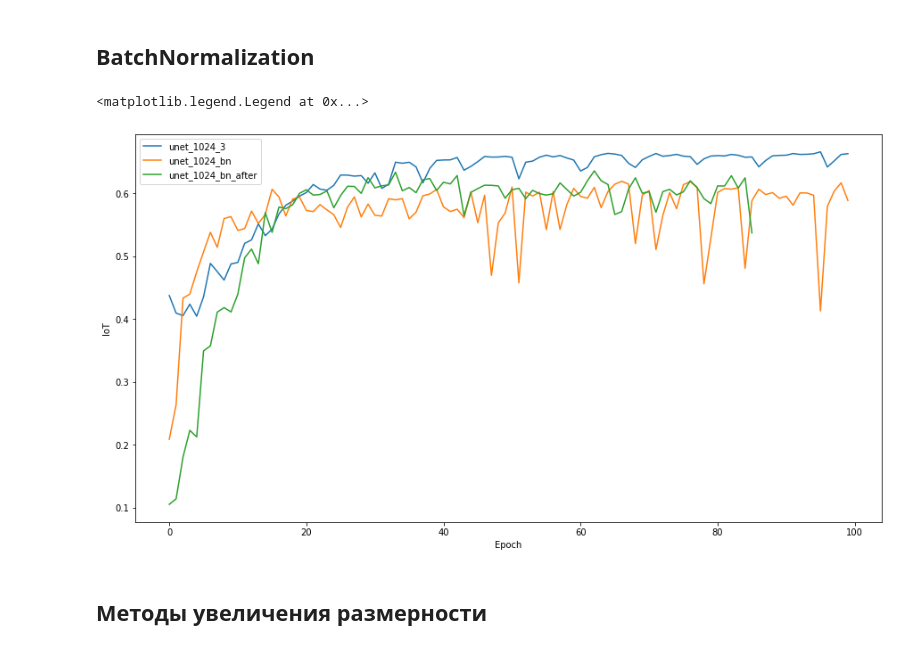
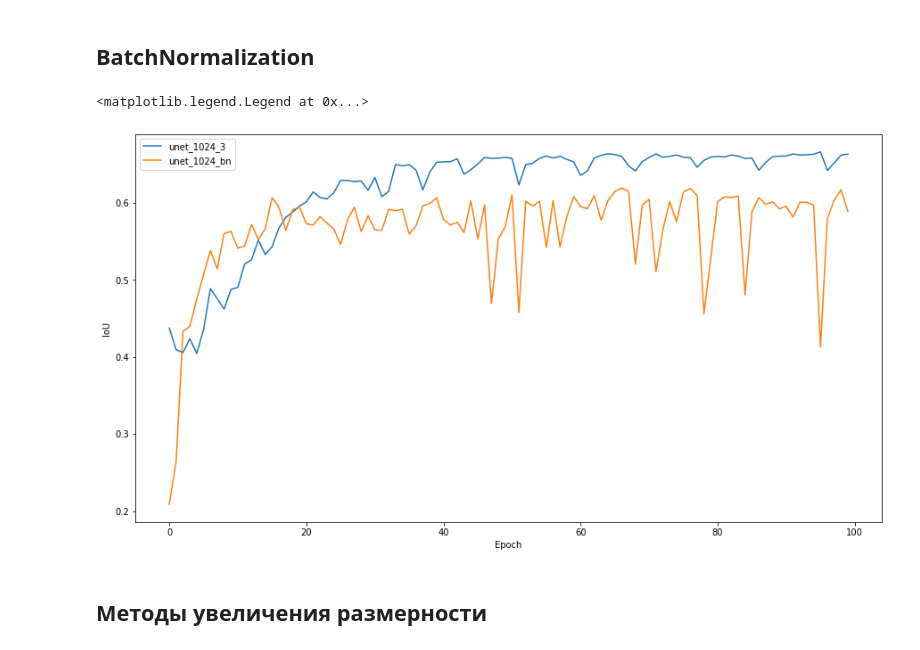
Before and after one commit to RobertVoropaev/InteriorRecognitionSystem, a Jupyter notebook: 5.Metrics.ipynb, the cells around one changed output. Cells and saved outputs as stored; diff of their text form; code cells hidden in the pictures.

```diff
--- a/5.Metrics.ipynb
+++ b/5.Metrics.ipynb
@@ -254,18 +266,18 @@ plt.show()
 # %%
 plt.figure(figsize=(15, 8))
 
 plt.plot(unet_1024_3.epoch, unet_1024_3.val_jaccard_coef, label="unet_1024_3")
 
 #plt.plot(unet_1024_bs_10.epoch, unet_1024_bs_10.val_jaccard_coef, label="unet_1024_3_10")
 plt.plot(unet_1024_bn.epoch, unet_1024_bn.val_jaccard_coef, label="unet_1024_bn")
-plt.plot(unet_1024_bn_after.epoch, unet_1024_bn_after.val_jaccard_coef, label="unet_1024_bn_after")
+#plt.plot(unet_1024_bn_after.epoch, unet_1024_bn_after.val_jaccard_coef, label="unet_1024_bn_after")
 
 plt.xlabel("Epoch")
-plt.ylabel("IoT")
+plt.ylabel("IoU")
 plt.legend()
 # %% [output]
 <matplotlib.legend.Legend at 0x...>
-[figure, old version]
+[figure, new version]
 # %% [markdown]
 ## Методы увеличения размерности
 # %%
```
Also changed, not shown: parts of 7 cells of this notebook, 1 other file.
